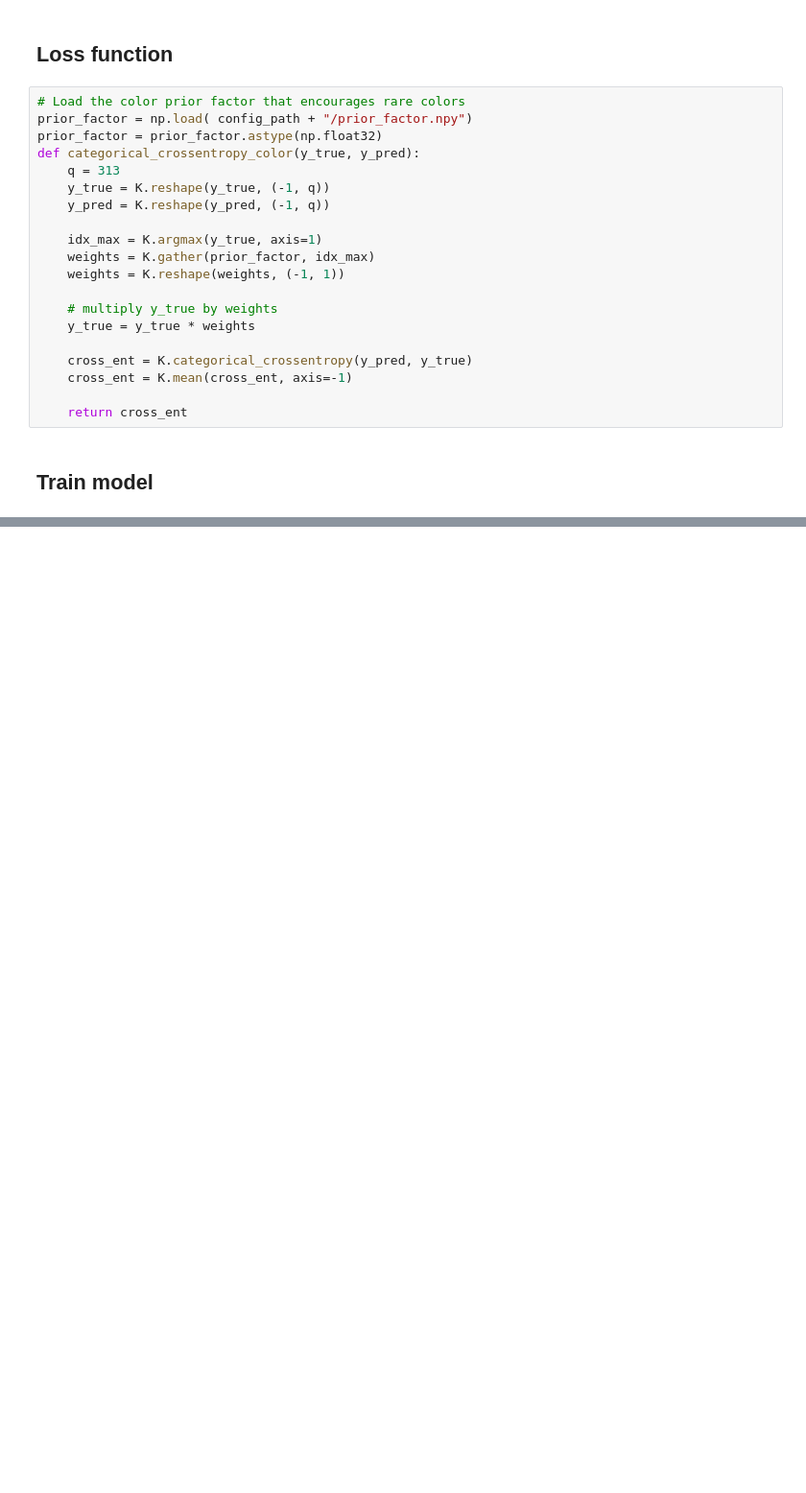
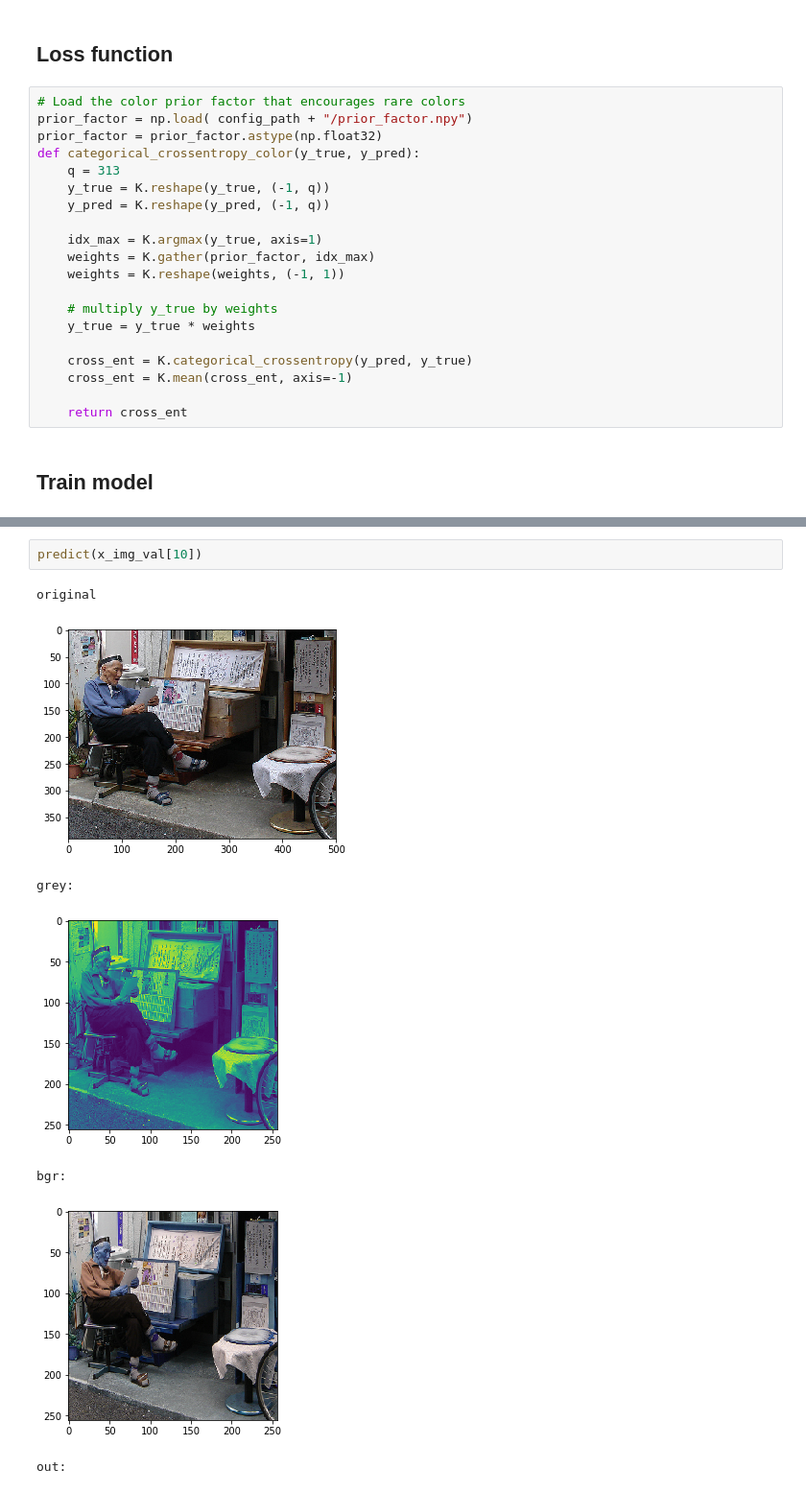
Before and after one commit to AyaSameh13/Image-Colorization, a Jupyter notebook: image_colorization_train.ipynb, the cells around one changed output, grey strips where cells are left out. Shown at 96% size. Cells and saved outputs as stored; diff of their text form; blank space fills up the shorter version.

```diff
--- a/image_colorization_train.ipynb
+++ b/image_colorization_train.ipynb
@@ -324,0 +415,10 @@ OpenCV(4.0.0) /io/opencv/modules/imgproc/src/color.cpp:181: error: (-215:Asserti
+# %%
+predict(x_img_val[10])
+# %% [output]
+original
+[figure, added]
+grey:
+[figure, added]
+bgr:
+[figure, added]
+out:
```
Also changed, not shown: parts of 13 cells of this notebook, 2 other files.
